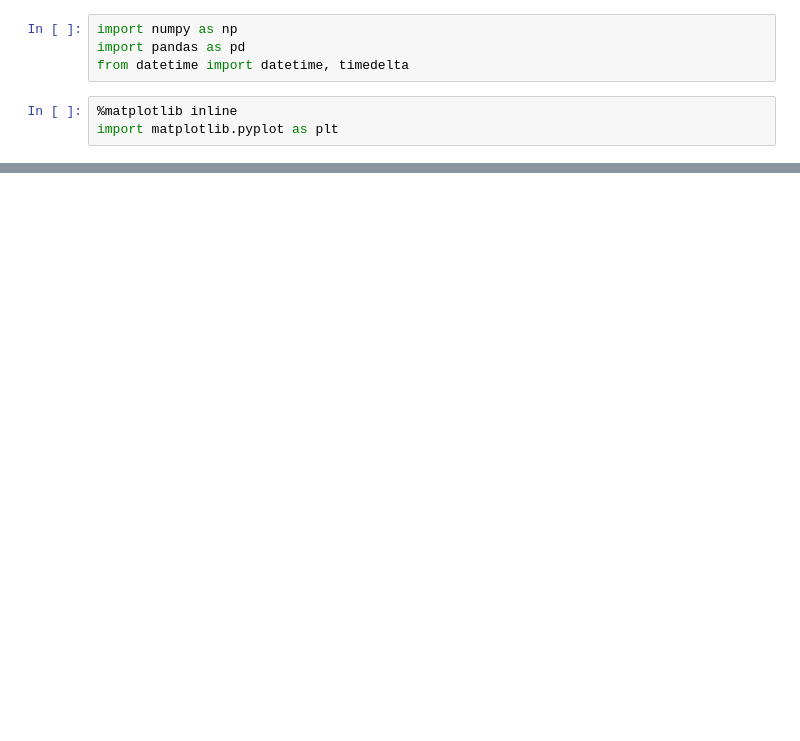
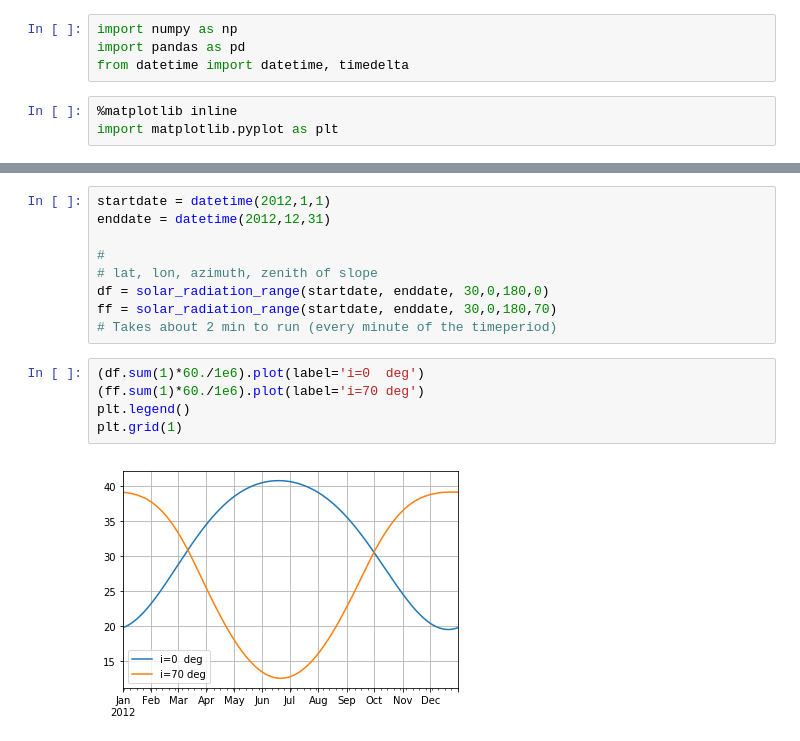
Before and after one commit to MBlaschek/Notebooks, a Jupyter notebook: Solar_radiation.ipynb, the cells around one changed output, grey strips where cells are left out. Cells and saved outputs as stored; diff of their text form; blank space fills up the shorter version.

```diff
--- a/Solar_radiation.ipynb
+++ b/Solar_radiation.ipynb
@@ -144,0 +170,16 @@ plt.grid(ls='--')
+# %%
+startdate = datetime(2012,1,1)
+enddate = datetime(2012,12,31)
+
+#
+# lat, lon, azimuth, zenith of slope
+df = solar_radiation_range(startdate, enddate, 30,0,180,0)
+ff = solar_radiation_range(startdate, enddate, 30,0,180,70)
+# Takes about 2 min to run (every minute of the timeperiod)
+# %%
+(df.sum(1)*60./1e6).plot(label='i=0  deg')
+(ff.sum(1)*60./1e6).plot(label='i=70 deg')
+plt.legend()
+plt.grid(1)
+# %% [output]
+[figure, added]
```
Also changed, not shown: parts of 6 cells of this notebook.
